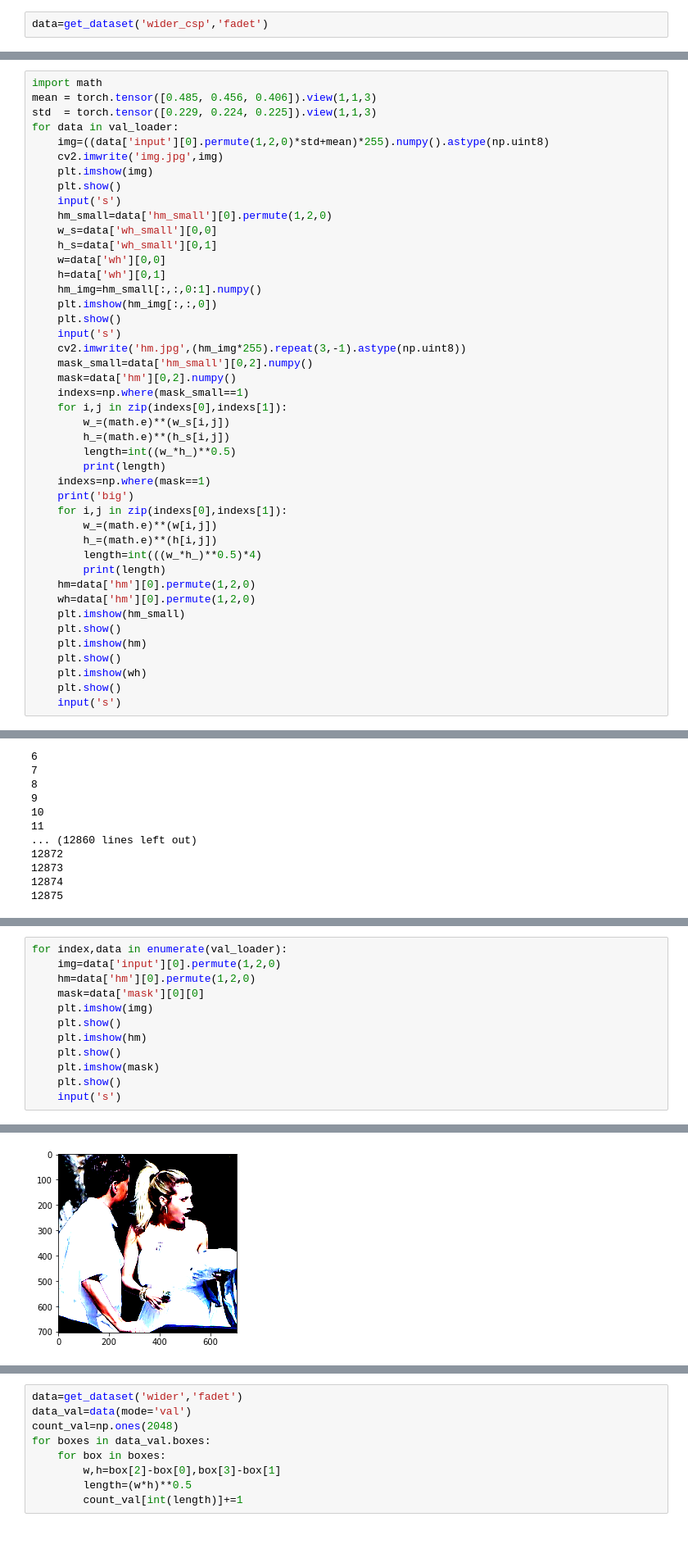
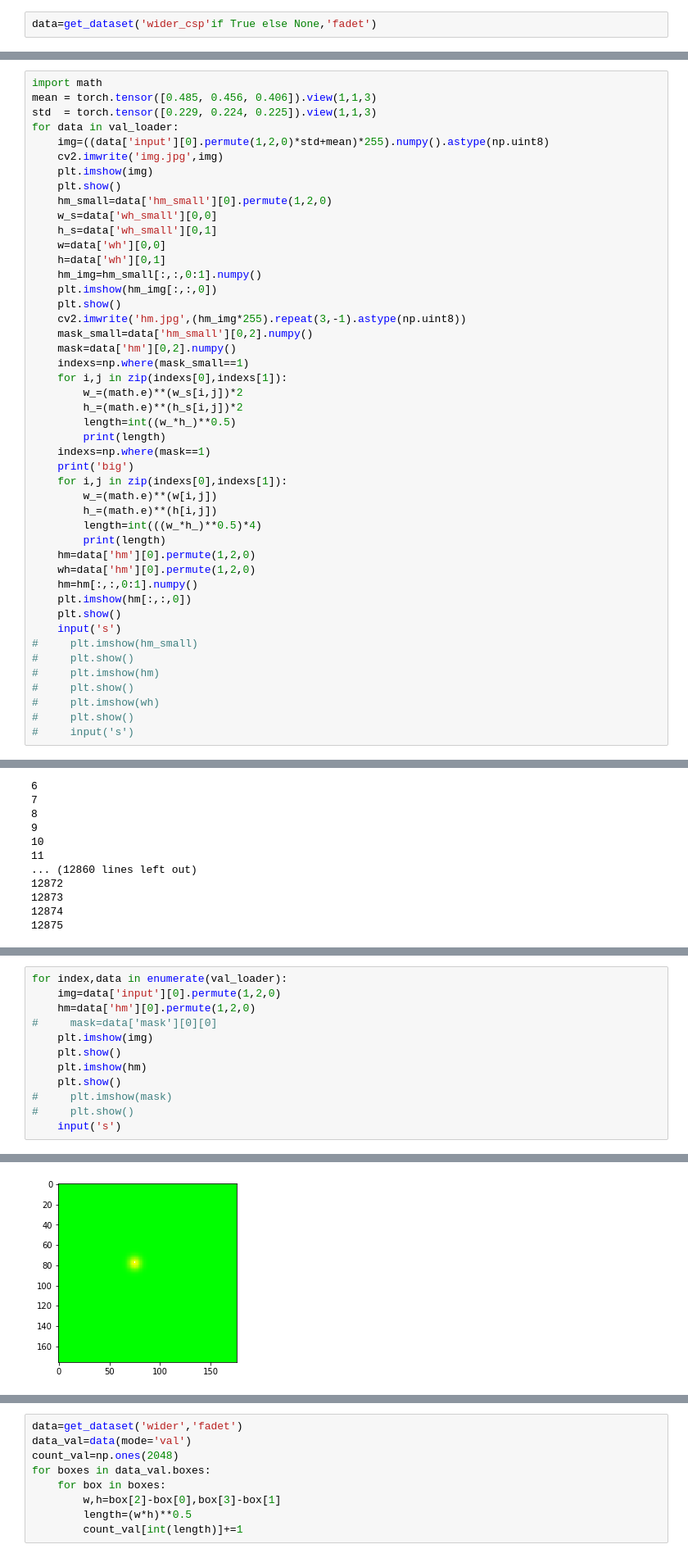
Before and after one commit to ImMrMa/PL_face_detection, a Jupyter notebook: src/Untitled2.ipynb, the cells around one changed output, grey strips where cells are left out. Shown at 82% size. Cells and saved outputs as stored; diff of their text form.

```diff
--- a/src/Untitled2.ipynb
+++ b/src/Untitled2.ipynb
@@ -8,7 +8,7 @@ import torch
 import torch.utils.data
 import numpy as np
 # %%
-data=get_dataset('wider_csp','fadet')
+data=get_dataset('wider_csp'if True else None,'fadet')
 # %%
 val_loader = torch.utils.data.DataLoader(
         data(mode='train'),
@@ -29,7 +29,6 @@ for data in val_loader:
     cv2.imwrite('img.jpg',img)
     plt.imshow(img)
     plt.show()
-    input('s')
     hm_small=data['hm_small'][0].permute(1,2,0)
     w_s=data['wh_small'][0,0]
     h_s=data['wh_small'][0,1]
@@ -38,14 +37,13 @@ for data in val_loader:
     hm_img=hm_small[:,:,0:1].numpy()
     plt.imshow(hm_img[:,:,0])
     plt.show()
-    input('s')
     cv2.imwrite('hm.jpg',(hm_img*255).repeat(3,-1).astype(np.uint8))
     mask_small=data['hm_small'][0,2].numpy()
     mask=data['hm'][0,2].numpy()
     indexs=np.where(mask_small==1)
     for i,j in zip(indexs[0],indexs[1]):
-        w_=(math.e)**(w_s[i,j])
-        h_=(math.e)**(h_s[i,j])
+        w_=(math.e)**(w_s[i,j])*2
+        h_=(math.e)**(h_s[i,j])*2
         length=int((w_*h_)**0.5)
         print(length)
     indexs=np.where(mask==1)
@@ -57,11 +55,15 @@ for data in val_loader:
         print(length)
     hm=data['hm'][0].permute(1,2,0)
     wh=data['hm'][0].permute(1,2,0)
-    plt.imshow(hm_small)
-    plt.show()
-    plt.imshow(hm)
-    plt.show()
-    plt.imshow(wh)
+    hm=hm[:,:,0:1].numpy()
+    plt.imshow(hm[:,:,0])
     plt.show()
     input('s')
+#     plt.imshow(hm_small)
+#     plt.show()
+#     plt.imshow(hm)
+#     plt.show()
+#     plt.imshow(wh)
+#     plt.show()
+#     input('s')
 # %% [output]
@@ -194,13 +214,13 @@ for index,data in enumerate(val_loader):
 for index,data in enumerate(val_loader):
     img=data['input'][0].permute(1,2,0)
     hm=data['hm'][0].permute(1,2,0)
-    mask=data['mask'][0][0]
+#     mask=data['mask'][0][0]
     plt.imshow(img)
     plt.show()
     plt.imshow(hm)
     plt.show()
-    plt.imshow(mask)
-    plt.show()
+#     plt.imshow(mask)
+#     plt.show()
     input('s')
 # %% [output]
 Clipping input data to the valid range for imshow with RGB data ([0..1] for floats or [0..255] for integers).
@@ -212 +232 @@ Clipping input data to the valid range for imshow with RGB data ([0..1] for floa
-[figure, old version]
+[figure, new version]
```
Also changed, not shown: parts of 10 cells of this notebook, 18 other files.
